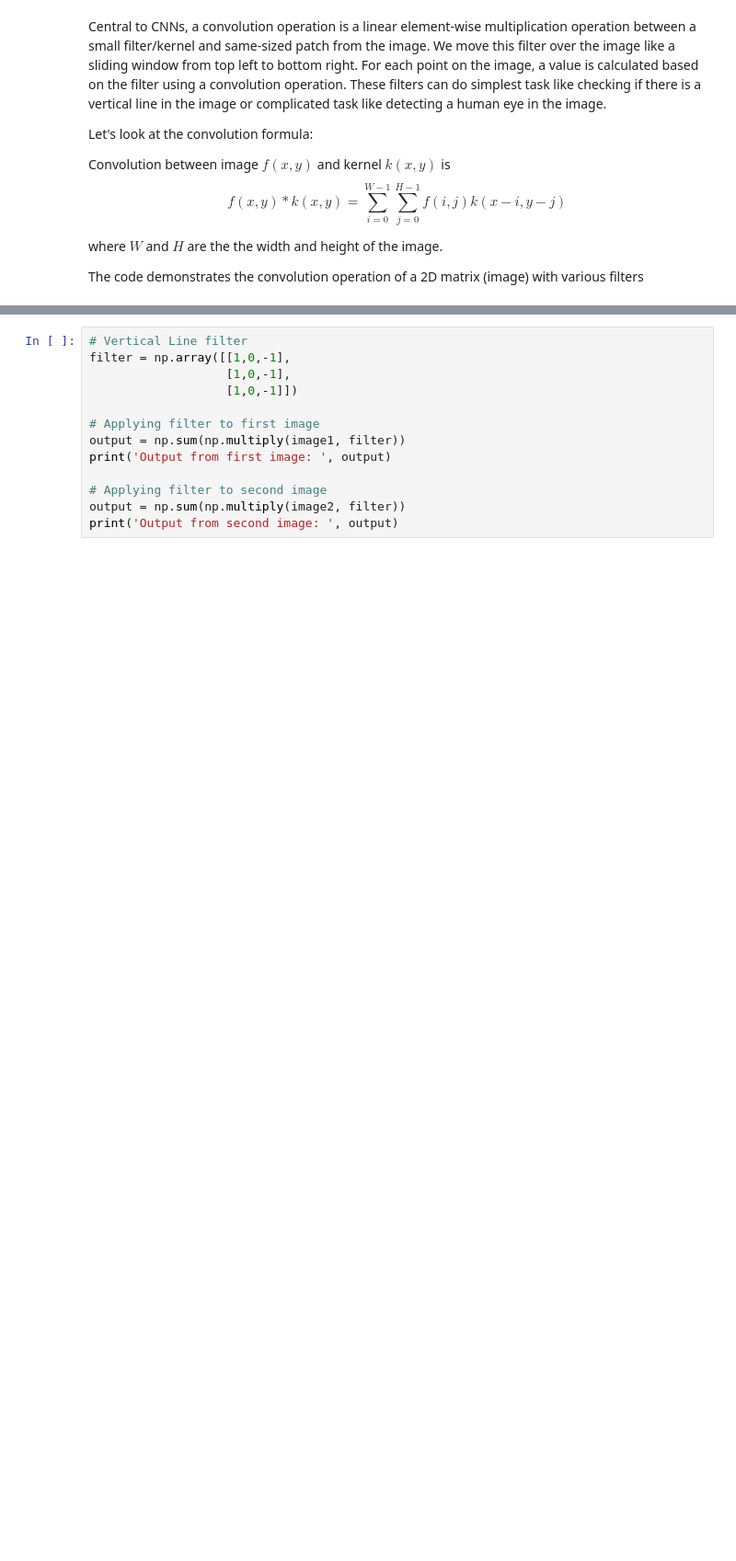
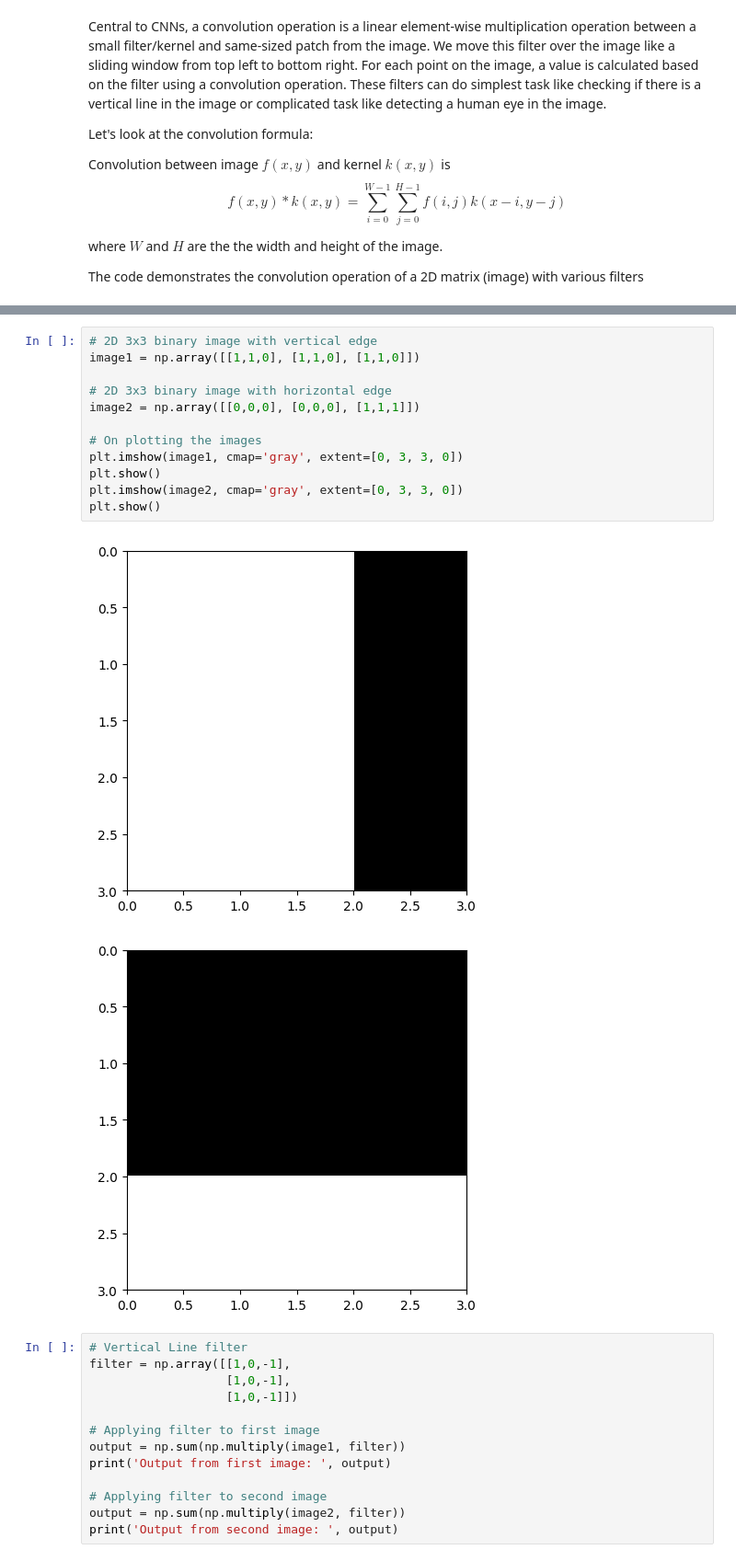
Before and after one commit to sagar1965/AIML-Training--JVRSagar, a Jupyter notebook: PSU_Day_1_CNN.ipynb, the cells around one changed output, grey strips where cells are left out. Shown at 92% size. Cells and saved outputs as stored; diff of their text form; blank space fills up the shorter version.

```diff
--- a/PSU_Day_1_CNN.ipynb
+++ b/PSU_Day_1_CNN.ipynb
@@ -30,6 +30,21 @@ where $W$ and $H$ are the the width and height of the image.
 The code demonstrates the convolution operation of a 2D matrix (image) with various filters
 # %% [markdown]
 <img src="https://www.researchgate.net/profile/Chaim-Baskin/publication/318849314/figure/fig1/AS:614287726870532@1523469015098/Image-convolution-with-an-input-image-of-size-7-7-and-a-filter-kernel-of-size-3-3.png" alt="Convolution" width=650px height=280px/>
+# %%
+# 2D 3x3 binary image with vertical edge
+image1 = np.array([[1,1,0], [1,1,0], [1,1,0]])
+
+# 2D 3x3 binary image with horizontal edge
+image2 = np.array([[0,0,0], [0,0,0], [1,1,1]])
+
+# On plotting the images
+plt.imshow(image1, cmap='gray', extent=[0, 3, 3, 0])
+plt.show()
+plt.imshow(image2, cmap='gray', extent=[0, 3, 3, 0])
+plt.show()
+# %% [output]
+[figure, added]
+[figure, added]
 # %%
 # Vertical Line filter
 filter = np.array([[1,0,-1],
```
Also changed, not shown: parts of 18 cells of this notebook.
